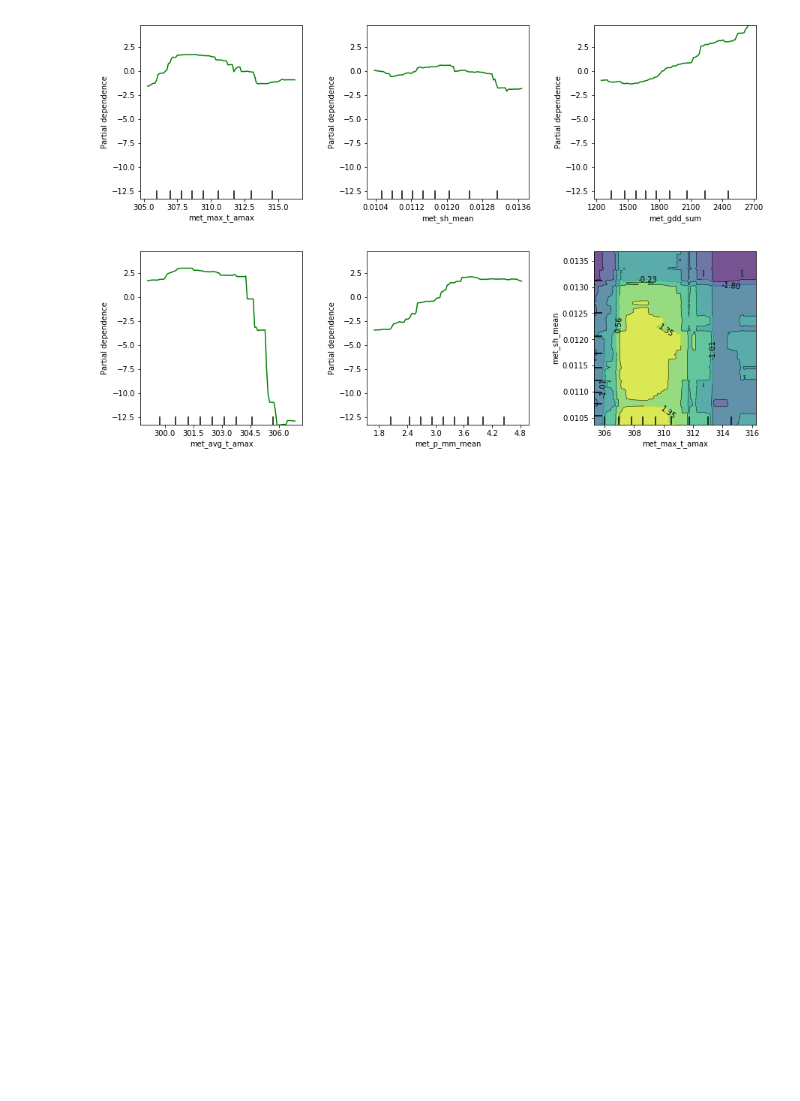
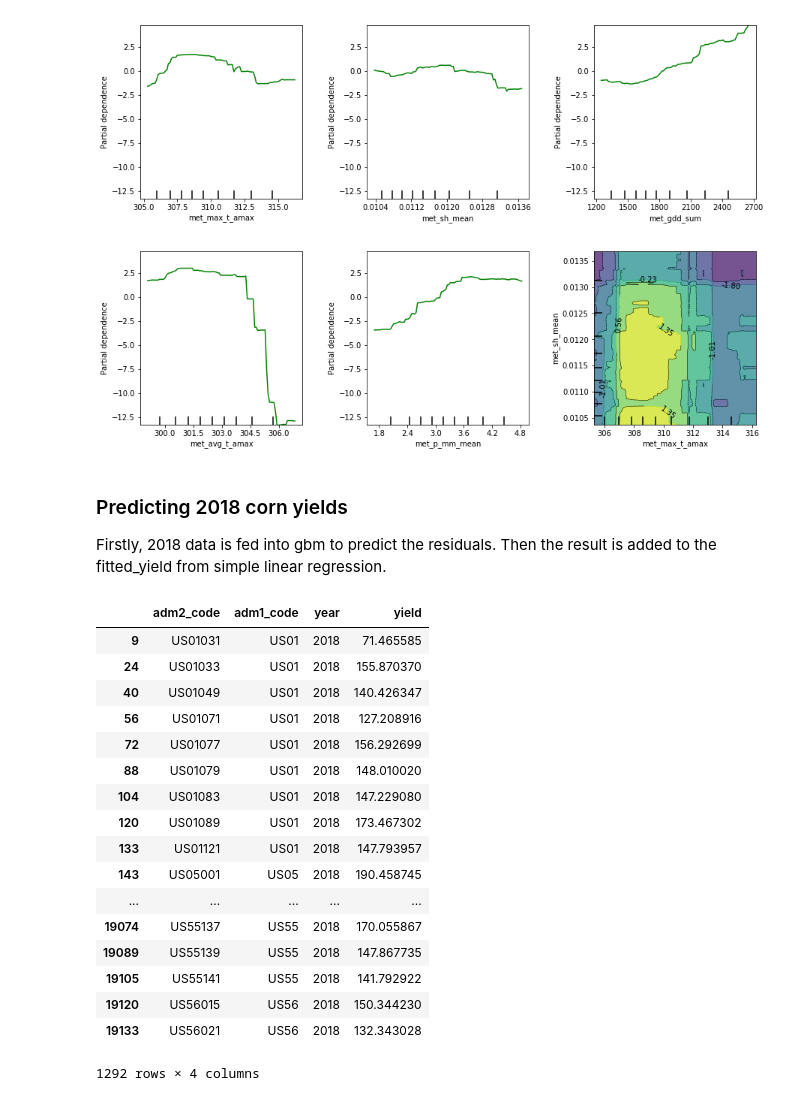
Before and after one commit to BoJManUtd/Corn-Yield-Modeling-Case-Study, a Jupyter notebook: Analysis.ipynb, the cells around one changed output. Cells and saved outputs as stored; diff of their text form; code cells hidden in the pictures; blank space fills up the shorter version.

```diff
--- a/Analysis.ipynb
+++ b/Analysis.ipynb
@@ -211,3 +211,29 @@ plt.subplots_adjust(top = 2, right = 2)
 plt.show()
 # %% [output]
 [figure]
+# %% [markdown]
+### Predicting 2018 corn yields
+Firstly, 2018 data is fed into gbm to predict the residuals. Then the result is added to the fitted_yield from simple linear regression.
+# %%
+df_2018['yield'] = best_gbm.predict(df_2018.iloc[:,9:]) + df_2018['fitted_yield']
+# %%
+df_2018[['adm2_code', 'adm1_code', 'year', 'yield']]
+# %% [output]
+|  | adm2_code | adm1_code | year | yield |
+| 9 | US01031 | US01 | 2018 | 71.465585 |
+| 24 | US01033 | US01 | 2018 | 155.870370 |
+| 40 | US01049 | US01 | 2018 | 140.426347 |
+| 56 | US01071 | US01 | 2018 | 127.208916 |
+| 72 | US01077 | US01 | 2018 | 156.292699 |
+| 88 | US01079 | US01 | 2018 | 148.010020 |
+| 104 | US01083 | US01 | 2018 | 147.229080 |
+| 120 | US01089 | US01 | 2018 | 173.467302 |
+| 133 | US01121 | US01 | 2018 | 147.793957 |
+| 143 | US05001 | US05 | 2018 | 190.458745 |
+| ... | ... | ... | ... | ... |
+| 19074 | US55137 | US55 | 2018 | 170.055867 |
+| 19089 | US55139 | US55 | 2018 | 147.867735 |
+| 19105 | US55141 | US55 | 2018 | 141.792922 |
+| 19120 | US56015 | US56 | 2018 | 150.344230 |
+| 19133 | US56021 | US56 | 2018 | 132.343028 |
+1292 rows × 4 columns
```
